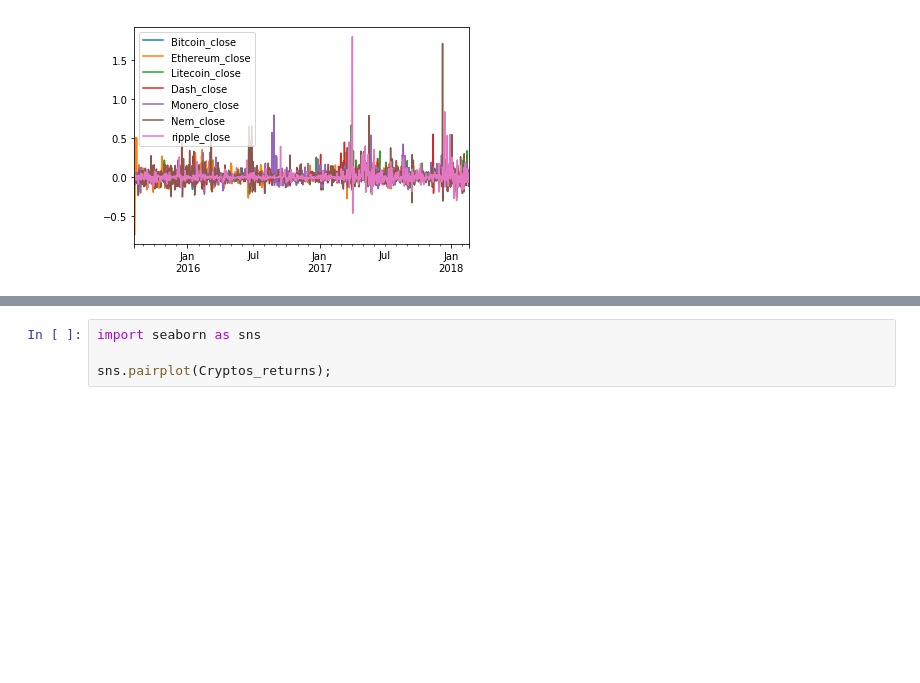
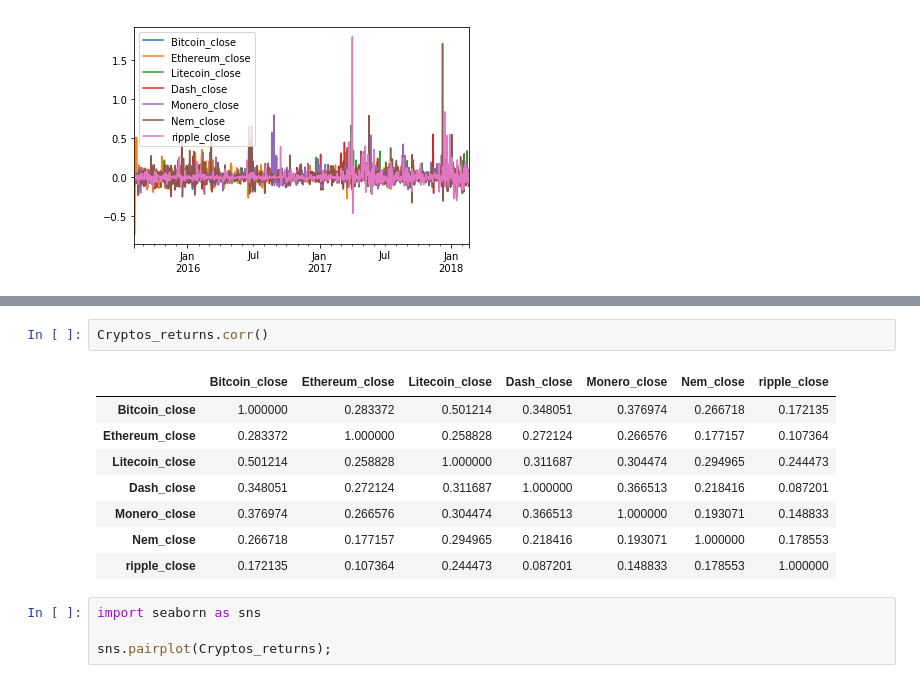
Before and after one commit to jsr66/LSTM_Crytpo, a Jupyter notebook: LSTM_Crypto.ipynb, the cells around one changed output, grey strips where cells are left out. Drawn from its saved outputs; the diff is of its cells as text; blank space fills up the shorter version.

Commit message:
Polished presentation of LSTM_Crypto.ipynb up to but not incuding 'LSTM training and tuning: tune hyperparameters using time series cross validation (CV) and grid search'

```diff
--- a/LSTM_Crypto.ipynb
+++ b/LSTM_Crypto.ipynb
@@ -135,4 +154,15 @@ Cryptos_returns = Cryptos_returns.dropna()
 [figure]
+# %%
+Cryptos_returns.corr()
+# %% [output]
+|  | Bitcoin_close | Ethereum_close | Litecoin_close | Dash_close | Monero_close | Nem_close | ripple_close |
+| Bitcoin_close | 1.000000 | 0.283372 | 0.501214 | 0.348051 | 0.376974 | 0.266718 | 0.172135 |
+| Ethereum_close | 0.283372 | 1.000000 | 0.258828 | 0.272124 | 0.266576 | 0.177157 | 0.107364 |
+| Litecoin_close | 0.501214 | 0.258828 | 1.000000 | 0.311687 | 0.304474 | 0.294965 | 0.244473 |
+| Dash_close | 0.348051 | 0.272124 | 0.311687 | 1.000000 | 0.366513 | 0.218416 | 0.087201 |
+| Monero_close | 0.376974 | 0.266576 | 0.304474 | 0.366513 | 1.000000 | 0.193071 | 0.148833 |
+| Nem_close | 0.266718 | 0.177157 | 0.294965 | 0.218416 | 0.193071 | 1.000000 | 0.178553 |
+| ripple_close | 0.172135 | 0.107364 | 0.244473 | 0.087201 | 0.148833 | 0.178553 | 1.000000 |
 # %%
 import seaborn as sns
 
```
Also changed, not shown: parts of 65 cells of this notebook.
